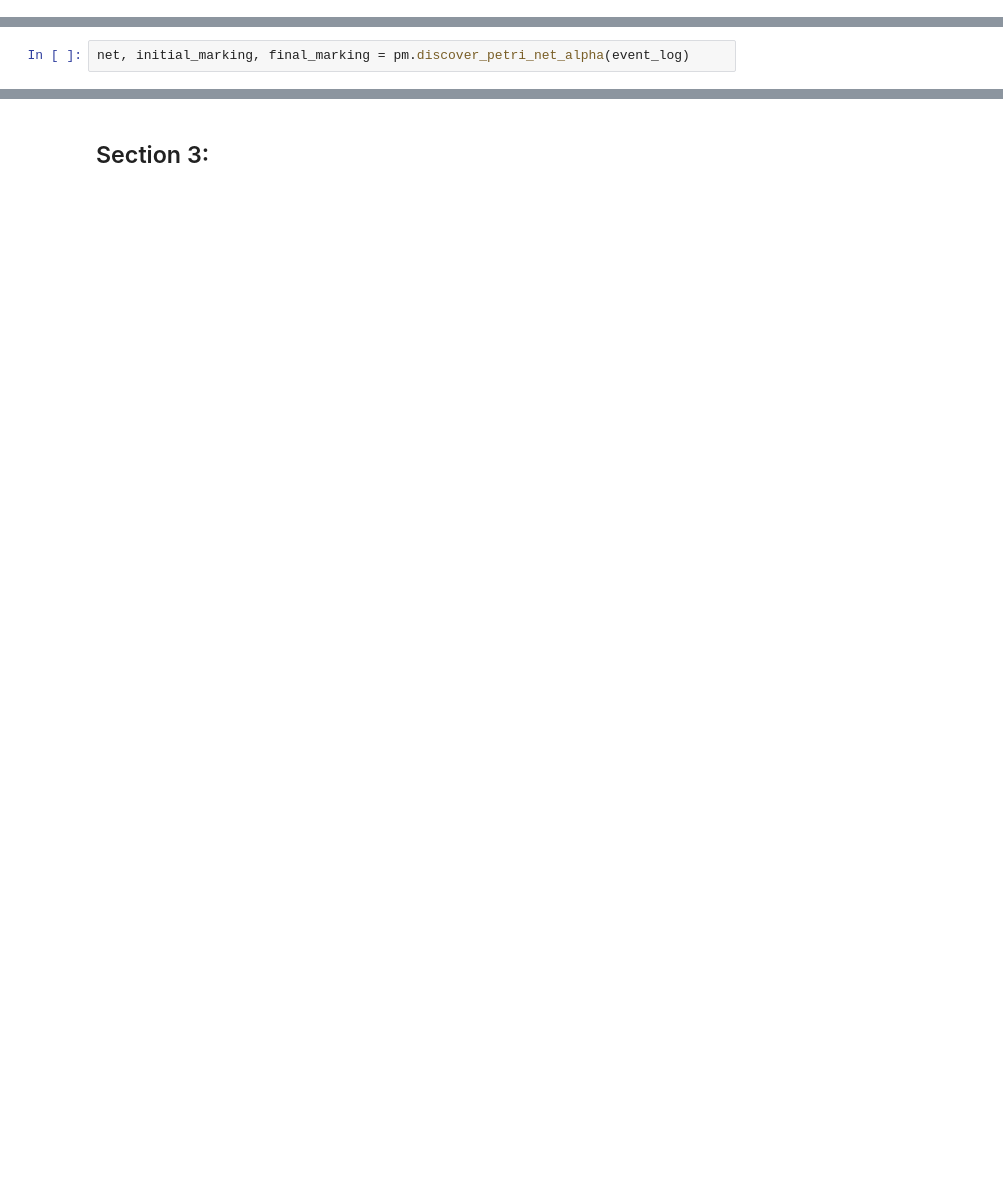
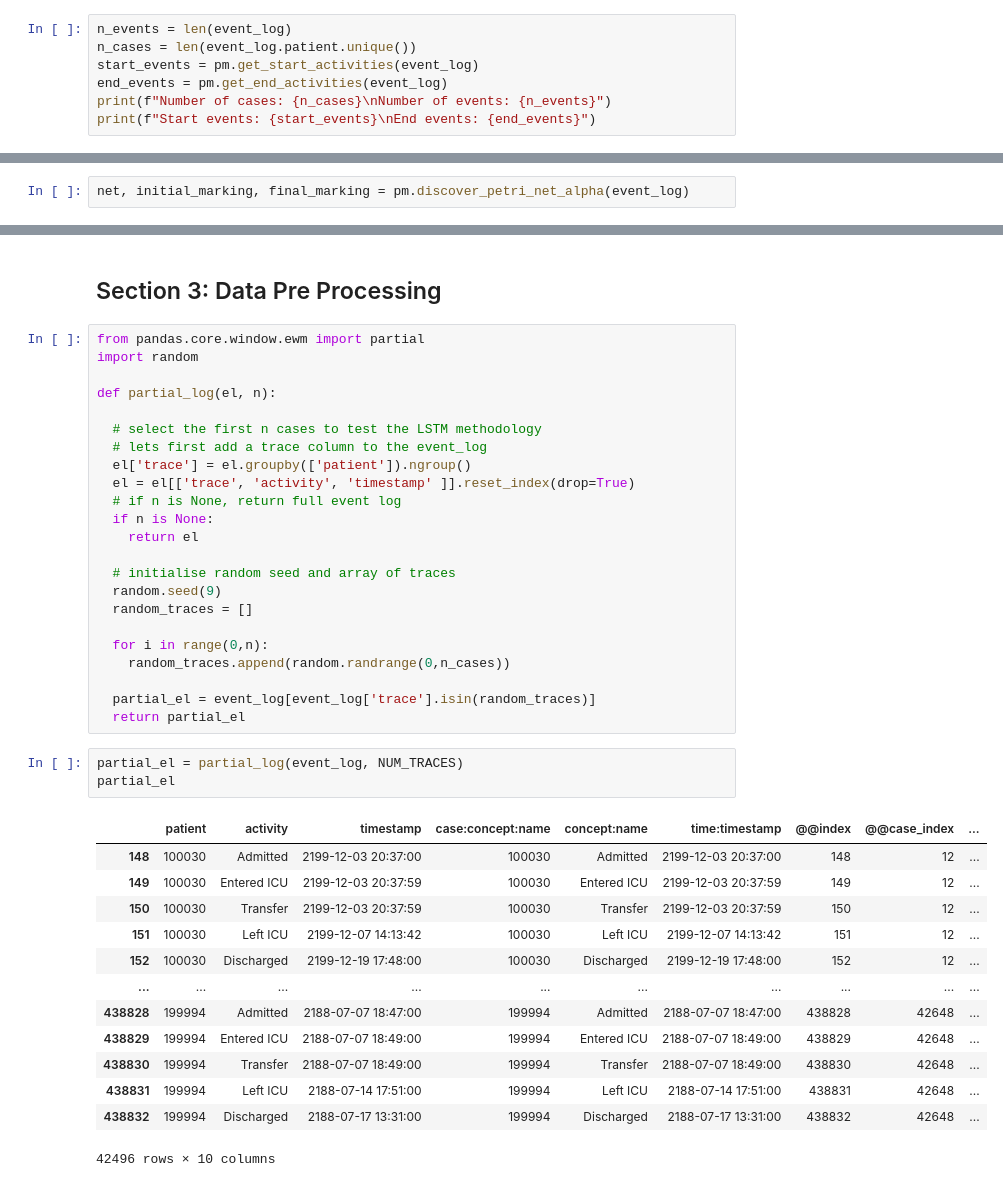
Before and after one commit to adamzbikowski/Process-Mining-Dissertation, a Jupyter notebook: timestamp_pipeline.ipynb, the cells around one changed output, grey strips where cells are left out. Drawn from its saved outputs; the diff is of its cells as text; blank space fills up the shorter version.

```diff
--- a/timestamp_pipeline.ipynb
+++ b/timestamp_pipeline.ipynb
@@ -153,0 +143,7 @@ event_log = pm.filter_end_activities(event_log,['Discharged'])
+# %%
+n_events = len(event_log)
+n_cases = len(event_log.patient.unique())
+start_events = pm.get_start_activities(event_log)
+end_events = pm.get_end_activities(event_log)
+print(f"Number of cases: {n_cases}\nNumber of events: {n_events}")
+print(f"Start events: {start_events}\nEnd events: {end_events}")
@@ -180,2 +181,42 @@ pm.view_petri_net(net, im, fm)
 # %% [markdown]
-## Section 3:
+## Section 3: Data Pre Processing
+# %%
+from pandas.core.window.ewm import partial
+import random
+
+def partial_log(el, n):
+
+  # select the first n cases to test the LSTM methodology
+  # lets first add a trace column to the event_log
+  el['trace'] = el.groupby(['patient']).ngroup()
+  el = el[['trace', 'activity', 'timestamp' ]].reset_index(drop=True)
+  # if n is None, return full event log
+  if n is None:
+    return el
+
+  # initialise random seed and array of traces
+  random.seed(9)
+  random_traces = []
+
+  for i in range(0,n):
+    random_traces.append(random.randrange(0,n_cases))
+
+  partial_el = event_log[event_log['trace'].isin(random_traces)]
+  return partial_el
+# %%
+partial_el = partial_log(event_log, NUM_TRACES)
+partial_el
+# %% [output]
+|  | patient | activity | timestamp | case:concept:name | concept:name | time:timestamp | @@index | @@case_index | ... |
+| 148 | 100030 | Admitted | 2199-12-03 20:37:00 | 100030 | Admitted | 2199-12-03 20:37:00 | 148 | 12 | ... |
+| 149 | 100030 | Entered ICU | 2199-12-03 20:37:59 | 100030 | Entered ICU | 2199-12-03 20:37:59 | 149 | 12 | ... |
+| 150 | 100030 | Transfer | 2199-12-03 20:37:59 | 100030 | Transfer | 2199-12-03 20:37:59 | 150 | 12 | ... |
+| 151 | 100030 | Left ICU | 2199-12-07 14:13:42 | 100030 | Left ICU | 2199-12-07 14:13:42 | 151 | 12 | ... |
+| 152 | 100030 | Discharged | 2199-12-19 17:48:00 | 100030 | Discharged | 2199-12-19 17:48:00 | 152 | 12 | ... |
+| ... | ... | ... | ... | ... | ... | ... | ... | ... | ... |
+| 438828 | 199994 | Admitted | 2188-07-07 18:47:00 | 199994 | Admitted | 2188-07-07 18:47:00 | 438828 | 42648 | ... |
+| 438829 | 199994 | Entered ICU | 2188-07-07 18:49:00 | 199994 | Entered ICU | 2188-07-07 18:49:00 | 438829 | 42648 | ... |
+| 438830 | 199994 | Transfer | 2188-07-07 18:49:00 | 199994 | Transfer | 2188-07-07 18:49:00 | 438830 | 42648 | ... |
+| 438831 | 199994 | Left ICU | 2188-07-14 17:51:00 | 199994 | Left ICU | 2188-07-14 17:51:00 | 438831 | 42648 | ... |
+| 438832 | 199994 | Discharged | 2188-07-17 13:31:00 | 199994 | Discharged | 2188-07-17 13:31:00 | 438832 | 42648 | ... |
+42496 rows × 10 columns
```
Also changed, not shown: parts of 65 cells of this notebook.
